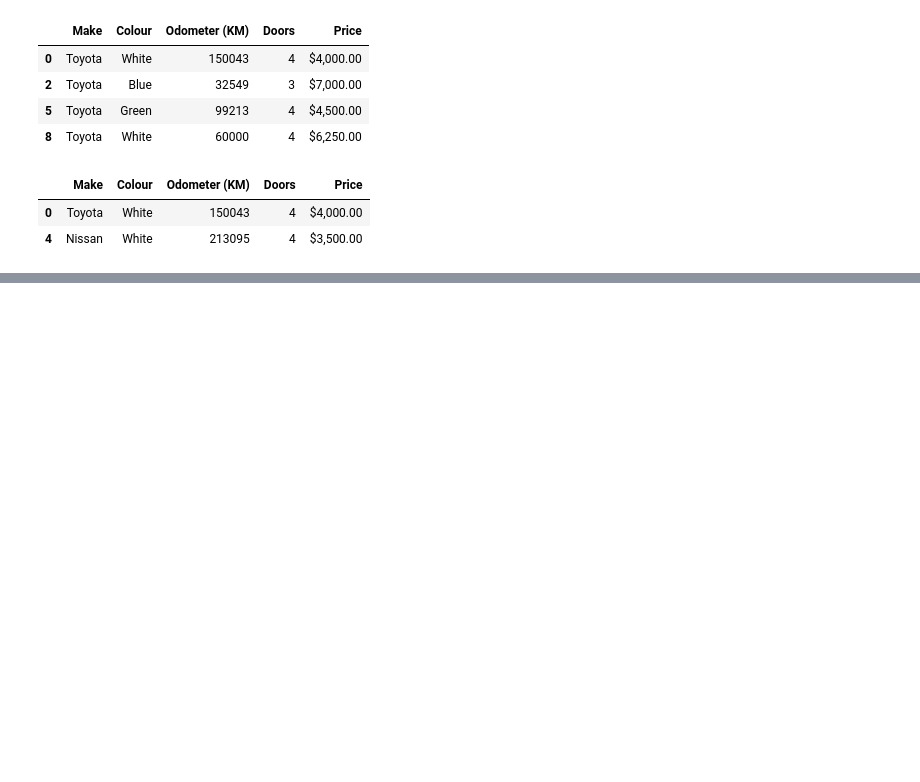
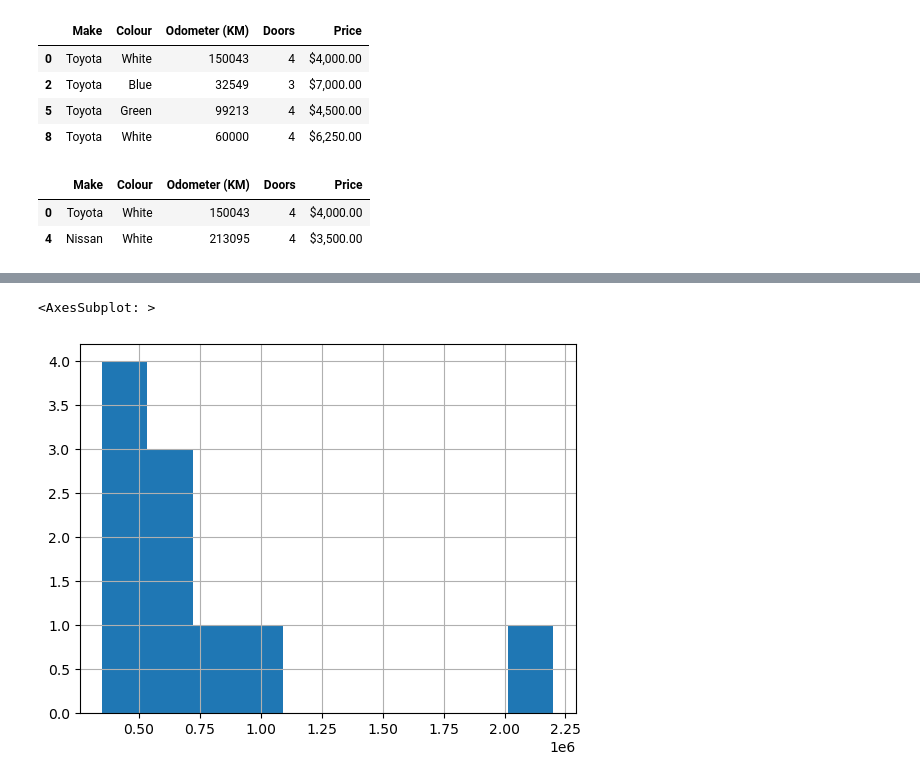
Before and after one commit to Rdpm0509/ztm_ai_ml_datascience, a Jupyter notebook: introduction-to-pandas.ipynb, the cells around one changed output, grey strips where cells are left out. Cells and saved outputs as stored; diff of their text form; code cells hidden in the pictures; blank space fills up the shorter version.

```diff
--- a/introduction-to-pandas.ipynb
+++ b/introduction-to-pandas.ipynb
@@ -249,0 +324,5 @@ car_sales[condition]
+# %%
+car_sales["Price"].hist()
+# %% [output]
+<AxesSubplot: >
+[figure, added]
```
Also changed, not shown: parts of 12 cells of this notebook.
